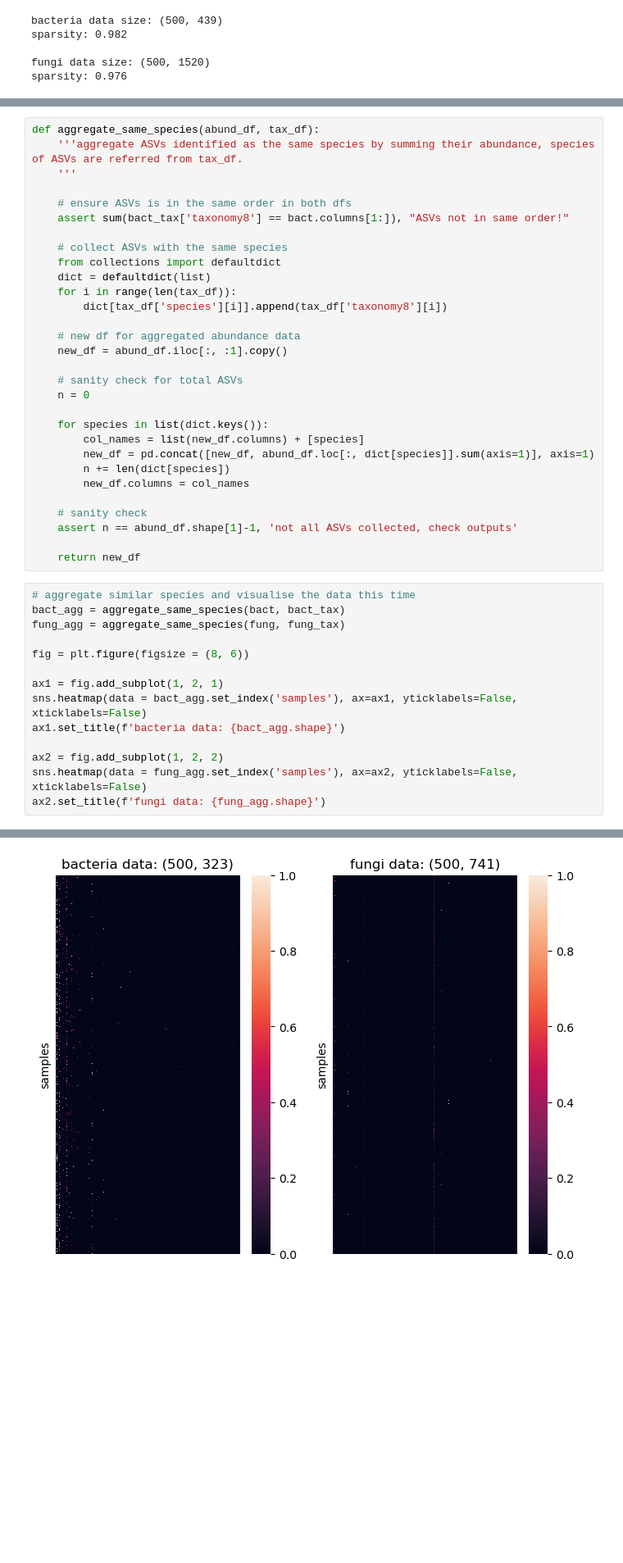
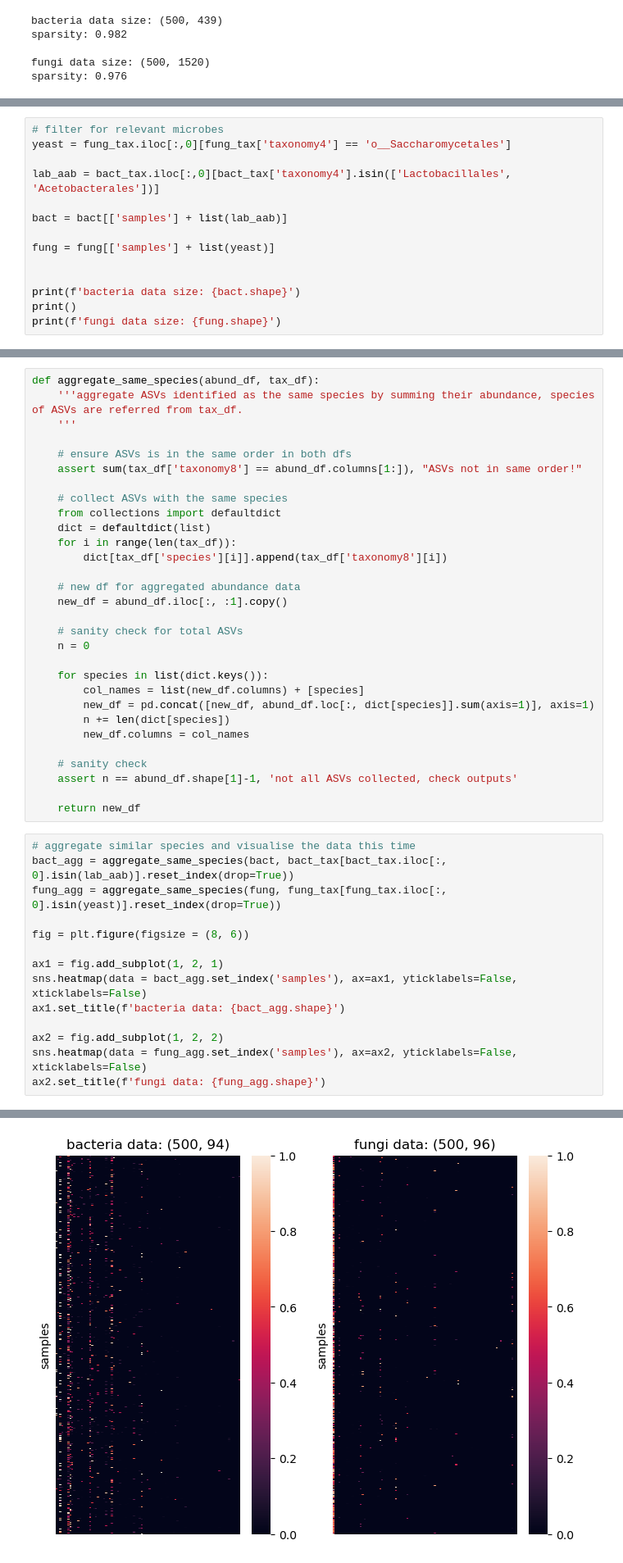
Before and after one commit to Geoff-CQW/sourdough, a Jupyter notebook: sourdough analytics.ipynb, the cells around one changed output, grey strips where cells are left out. Shown at 82% size. Saved outputs shown, nothing was run; the diff lists cells and outputs as text; blank space fills up the shorter version.

```diff
--- a/sourdough analytics.ipynb
+++ b/sourdough analytics.ipynb
@@ -144,3 +148,17 @@ fung_tax['species'] = fung_tax['taxonomy6'].str.replace('g__', "") +"_"+ fung_ta
 # some ASVs are not identified at the genus/species level, use the ASV as an identifier instead
 bact_tax['species'].fillna(bact_tax['taxonomy8'], inplace=True)
 fung_tax['species'].fillna(fung_tax['taxonomy8'], inplace=True)
+# %%
+# filter for relevant microbes
+yeast = fung_tax.iloc[:,0][fung_tax['taxonomy4'] == 'o__Saccharomycetales']
+
+lab_aab = bact_tax.iloc[:,0][bact_tax['taxonomy4'].isin(['Lactobacillales', 'Acetobacterales'])]
+
+bact = bact[['samples'] + list(lab_aab)]
+
+fung = fung[['samples'] + list(yeast)]
+
+
+print(f'bacteria data size: {bact.shape}')
+print()
+print(f'fungi data size: {fung.shape}')
@@ -150,7 +172,7 @@ def aggregate_same_species(abund_df, tax_df):
     '''
 
     # ensure ASVs is in the same order in both dfs
-    assert sum(bact_tax['taxonomy8'] == bact.columns[1:]), "ASVs not in same order!"
+    assert sum(tax_df['taxonomy8'] == abund_df.columns[1:]), "ASVs not in same order!"
 
     # collect ASVs with the same species
     from collections import defaultdict
@@ -176,8 +198,8 @@ def aggregate_same_species(abund_df, tax_df):
     return new_df
 # %%
 # aggregate similar species and visualise the data this time
-bact_agg = aggregate_same_species(bact, bact_tax)
-fung_agg = aggregate_same_species(fung, fung_tax)
+bact_agg = aggregate_same_species(bact, bact_tax[bact_tax.iloc[:, 0].isin(lab_aab)].reset_index(drop=True))
+fung_agg = aggregate_same_species(fung, fung_tax[fung_tax.iloc[:, 0].isin(yeast)].reset_index(drop=True))
 
 fig = plt.figure(figsize = (8, 6))
 
@@ -193 +215 @@ Text(0.5, 1.0, 'fungi data: (500, 741)')
-[figure, old version]
+[figure, new version]
```
Also changed, not shown: parts of 26 cells of this notebook, 2 other files.
